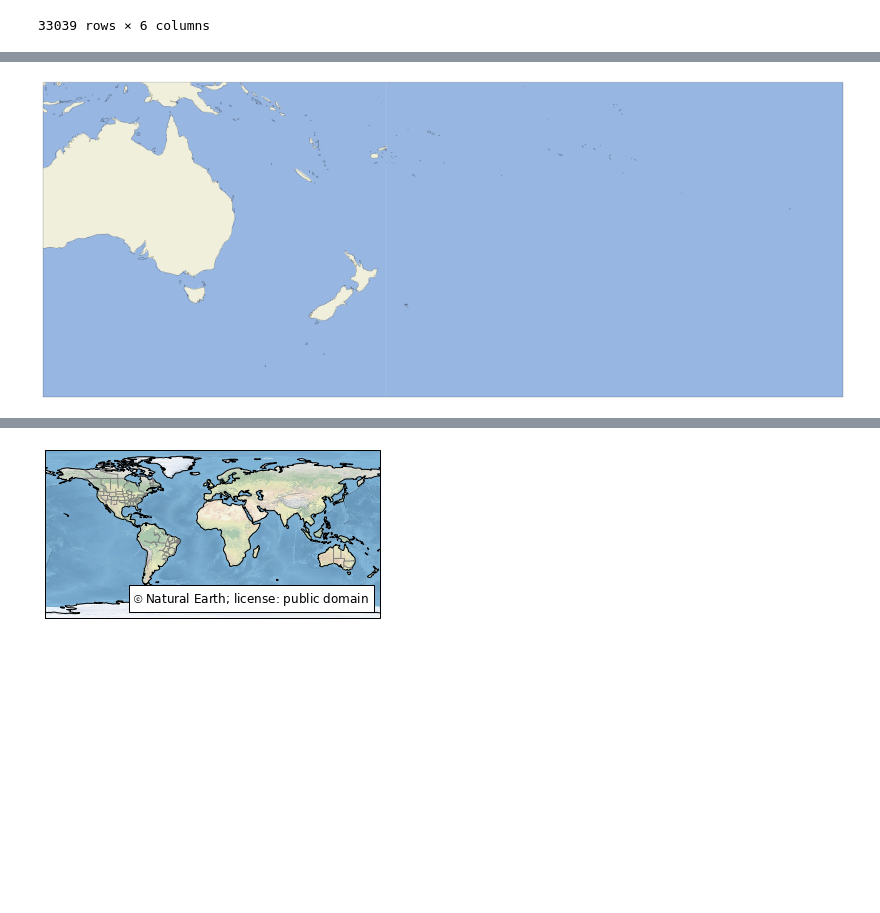
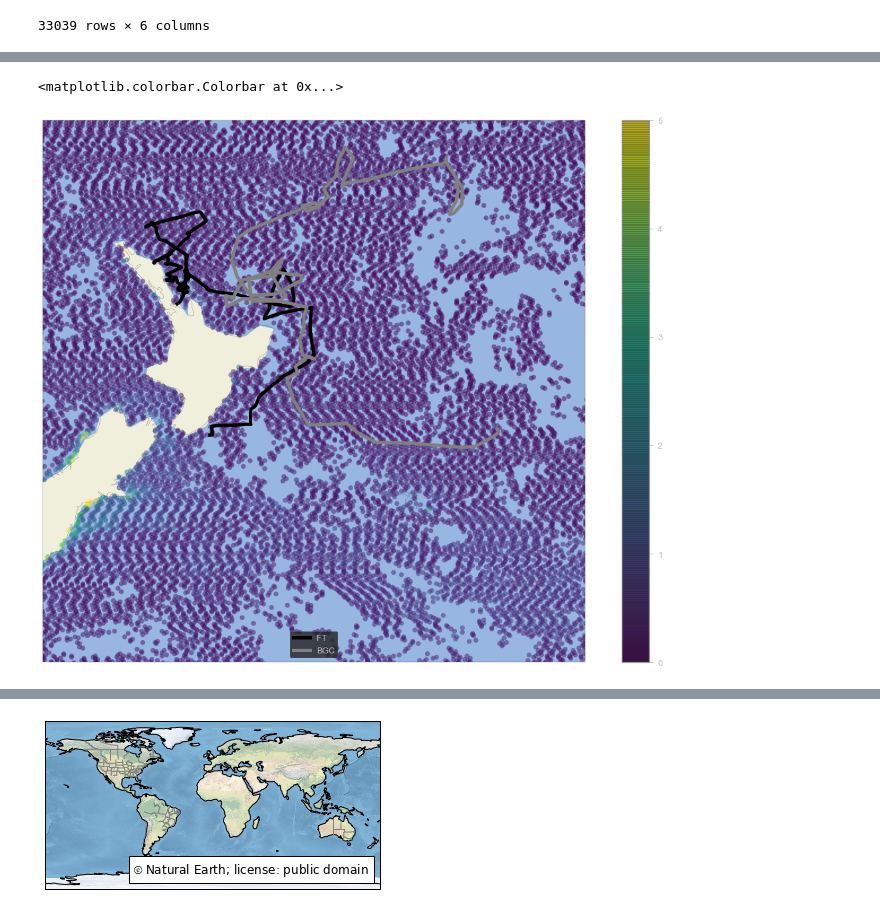
Before and after one commit to AmyPhung/chl-a-comparison, a Jupyter notebook: Workbook9 (major revision).ipynb, the cells around one changed output, grey strips where cells are left out. Saved outputs shown, nothing was run; the diff lists cells and outputs as text; code cells hidden in the pictures; blank space fills up the shorter version.

Commit message:
Add satellite & sensor comparison map visualizations

```diff
--- a/Workbook9 (major revision).ipynb
+++ b/Workbook9 (major revision).ipynb
@@ -690,0 +665,16 @@ The \mathcircled mathtext command was deprecated in Matplotlib 3.1 and will be r
+# %%
+# Temp adding in satellite data
+
+f = "data/satellite-data/autogenerated-csv\\V20200492020056.L3m_8D_SNPP_CHL.x_chlor_a.csv"
+print("Loading file " + f + "...")
+
+downsample = 10
+
+# Downsample
+num_lines = sum(1 for l in open(f)) # count lines
+skip_idx = [x for x in range(1, num_lines) if x % downsample != 0]
+
+temp_sat_df = pd.read_csv(f, skiprows=skip_idx)
+
+# df_list.append(new_df)
+temp_sat_df
@@ -691,16 +696,28 @@ The \mathcircled mathtext command was deprecated in Matplotlib 3.1 and will be r
 # %%
 import cartopy.feature
 import cartopy.crs as ccrs
 import matplotlib.pyplot as plt
 
 ax = plt.axes(projection=ccrs.PlateCarree(central_longitude=180))
-ax.set_extent([120, 260, -5, -60], crs=ccrs.PlateCarree())
+ax.set_extent([170, 190, -50, -30], crs=ccrs.PlateCarree())
+plt.scatter(temp_sat_df["Longitude"] + 180, temp_sat_df["Latitude"], c=temp_sat_df["Chlorophyll"], vmin=0, vmax=5, alpha=0.5)
+
+plt.plot(compiled_df[compiled_df["Src"] == "FT"]["Long"] - 180,
+         compiled_df[compiled_df["Src"] == "FT"]["Lat"],
+         linewidth=5, color="black")
+
+plt.plot(compiled_df[compiled_df["Src"] == "BGC"]["Long"] - 180,
+         compiled_df[compiled_df["Src"] == "BGC"]["Lat"],
+         linewidth=5, color="grey")
+
+plt.legend(["FT", "BGC"])
 
 # add some features to make the map a little more polished
 ax.add_feature(cartopy.feature.LAND)
 ax.add_feature(cartopy.feature.OCEAN)
 ax.coastlines('50m')
 
-plt.show()
+plt.colorbar()
 # %% [output]
+<matplotlib.colorbar.Colorbar at 0x...>
-[figure, old version]
+[figure, new version]
```
Also changed, not shown: parts of 11 cells of this notebook, 1 other file.
